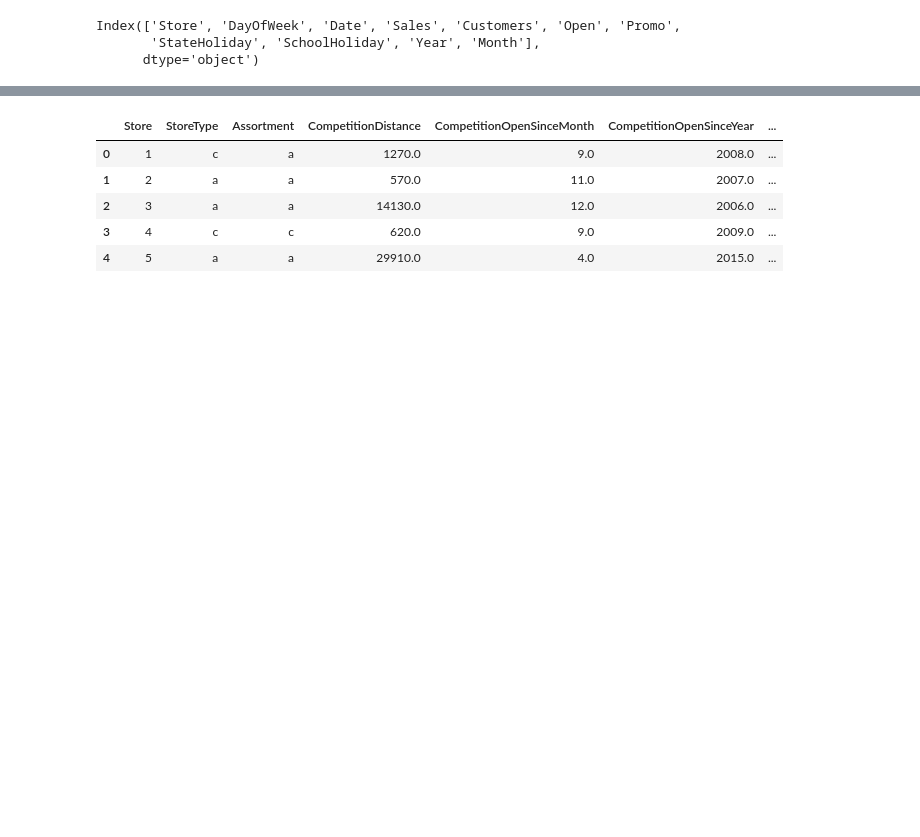
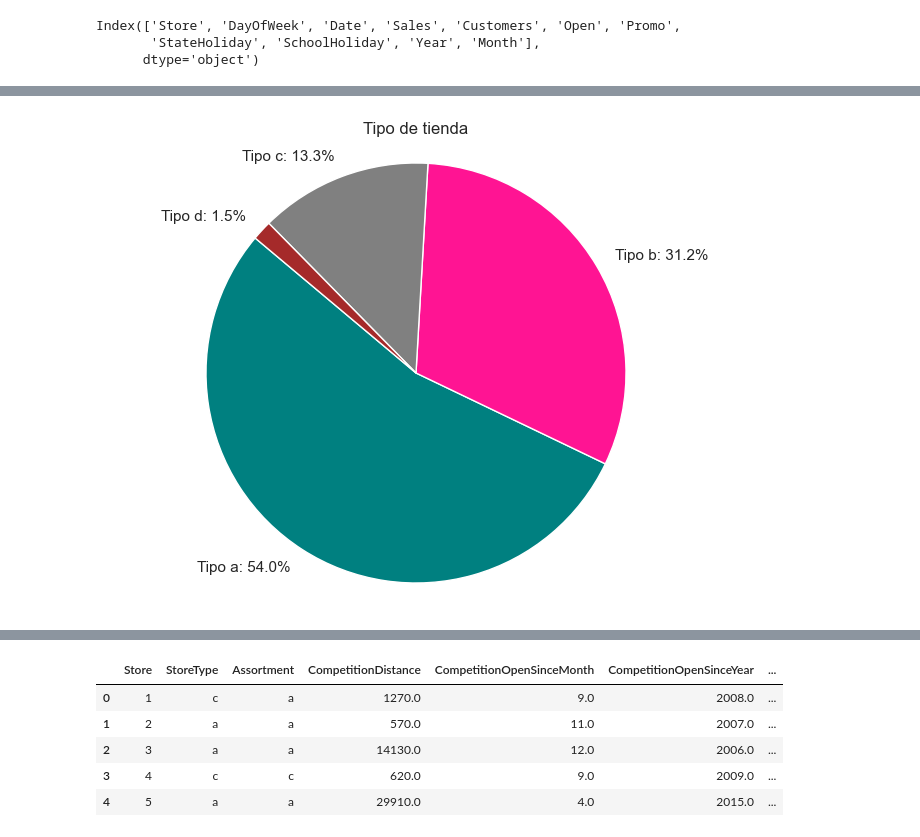
Before and after one commit to cmeichtry/TP2-Rossmann-Store-Sales, a Jupyter notebook: Rossmann Store Sales - Meichtry Rodriguez.ipynb, the cells around one changed output, grey strips where cells are left out. Drawn from its saved outputs; the diff is of its cells as text; code cells hidden in the pictures; blank space fills up the shorter version.

```diff
--- a/Rossmann Store Sales - Meichtry Rodriguez.ipynb
+++ b/Rossmann Store Sales - Meichtry Rodriguez.ipynb
@@ -160,0 +174,22 @@ plt.show()
+# %%
+labels = 'Tipo a', 'Tipo b', 'Tipo c', 'Tipo d'
+
+sizes = store.StoreType.value_counts()
+
+colors = ['teal', 'deeppink', 'gray', 'brown']
+
+fig, ax = plt.subplots()
+wedges, texts, autotexts = ax.pie(sizes, labels=labels, colors=colors,
+                                  autopct='%1.1f%%', startangle=140)
+
+ax.axis('equal')
+
+plt.title("Tipo de tienda")
+
+for i, text in enumerate(texts):
+    text.set_text(f'{labels[i]}: {autotexts[i].get_text()}')
+    autotexts[i].set_text('')
+
+plt.show()
+# %% [output]
+[figure, added]
```
Also changed, not shown: parts of 9 cells of this notebook.
